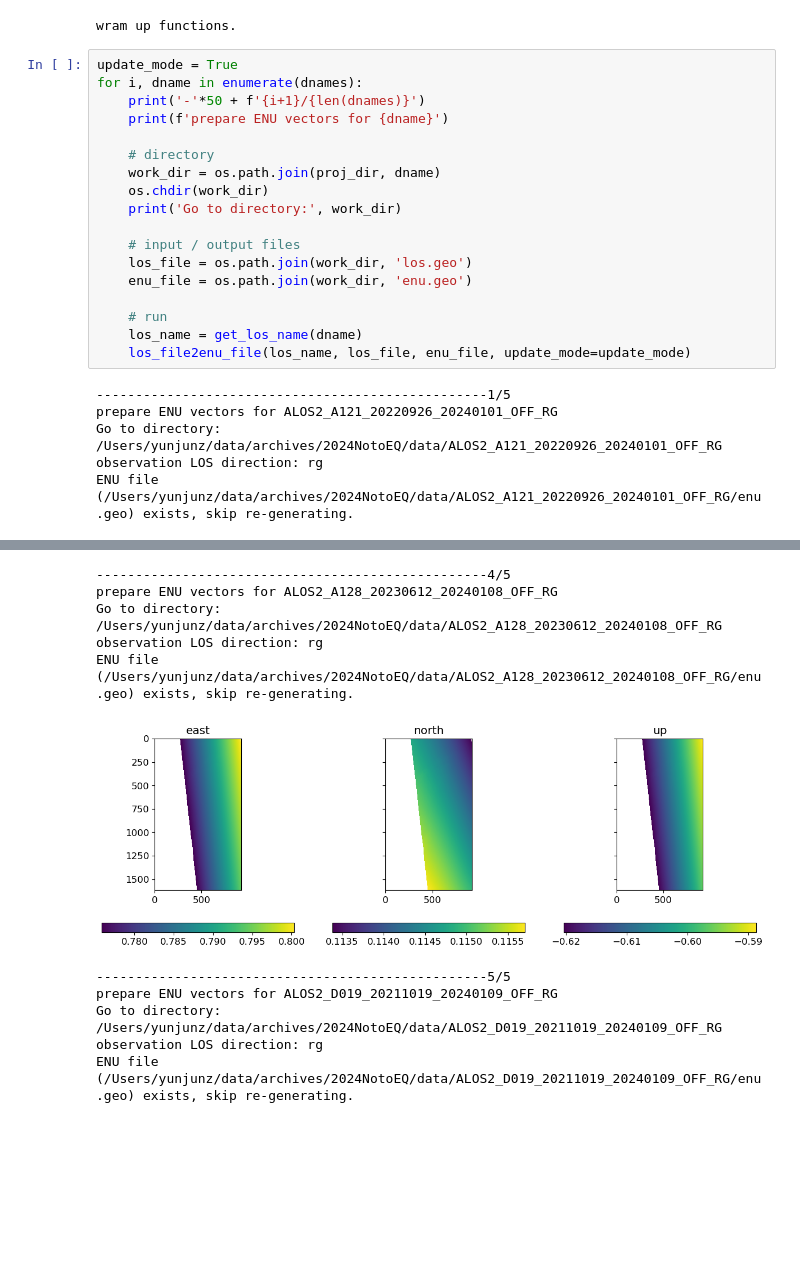
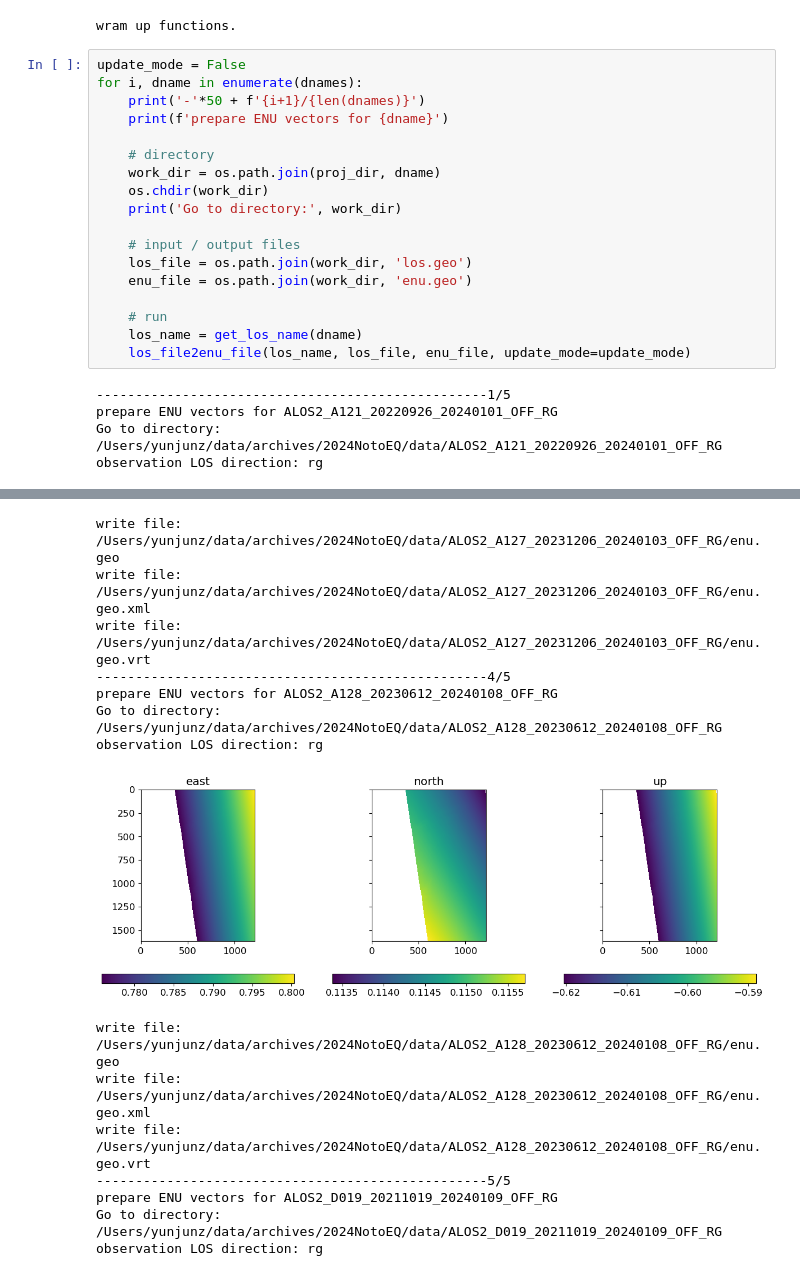
Before and after one commit to yunjunz/2024-Noto-EQ, a Jupyter notebook: los2enu.ipynb, the cells around one changed output, grey strips where cells are left out. Cells and saved outputs as stored; diff of their text form; blank space fills up the shorter version.

```diff
--- a/los2enu.ipynb
+++ b/los2enu.ipynb
@@ -88,7 +88,7 @@ print('wram up functions.')
 # %% [output]
 wram up functions.
 # %%
-update_mode = True
+update_mode = False
 for i, dname in enumerate(dnames):
     print('-'*50 + f'{i+1}/{len(dnames)}')
     print(f'prepare ENU vectors for {dname}')
@@ -110,4 +110,3 @@ for i, dname in enumerate(dnames):
 prepare ENU vectors for ALOS2_A121_20220926_20240101_OFF_RG
 Go to directory: /Users/yunjunz/data/archives/2024NotoEQ/data/ALOS2_A121_20220926_20240101_OFF_RG
 observation LOS direction: rg
-ENU file (/Users/yunjunz/data/archives/2024NotoEQ/data/ALOS2_A121_20220926_20240101_OFF_RG/enu.geo) exists, skip re-generating.
@@ -127,11 +130,15 @@ ENU file (/Users/yunjunz/data/archives/2024NotoEQ/data/ALOS2_A127_20231206_20240
+write file: /Users/yunjunz/data/archives/2024NotoEQ/data/ALOS2_A127_20231206_20240103_OFF_RG/enu.geo
+write file: /Users/yunjunz/data/archives/2024NotoEQ/data/ALOS2_A127_20231206_20240103_OFF_RG/enu.geo.xml
+write file: /Users/yunjunz/data/archives/2024NotoEQ/data/ALOS2_A127_20231206_20240103_OFF_RG/enu.geo.vrt
 --------------------------------------------------4/5
 prepare ENU vectors for ALOS2_A128_20230612_20240108_OFF_RG
 Go to directory: /Users/yunjunz/data/archives/2024NotoEQ/data/ALOS2_A128_20230612_20240108_OFF_RG
 observation LOS direction: rg
-ENU file (/Users/yunjunz/data/archives/2024NotoEQ/data/ALOS2_A128_20230612_20240108_OFF_RG/enu.geo) exists, skip re-generating.
-[figure, old version]
+[figure, new version]
+write file: /Users/yunjunz/data/archives/2024NotoEQ/data/ALOS2_A128_20230612_20240108_OFF_RG/enu.geo
+write file: /Users/yunjunz/data/archives/2024NotoEQ/data/ALOS2_A128_20230612_20240108_OFF_RG/enu.geo.xml
+write file: /Users/yunjunz/data/archives/2024NotoEQ/data/ALOS2_A128_20230612_20240108_OFF_RG/enu.geo.vrt
 --------------------------------------------------5/5
 prepare ENU vectors for ALOS2_D019_20211019_20240109_OFF_RG
 Go to directory: /Users/yunjunz/data/archives/2024NotoEQ/data/ALOS2_D019_20211019_20240109_OFF_RG
 observation LOS direction: rg
-ENU file (/Users/yunjunz/data/archives/2024NotoEQ/data/ALOS2_D019_20211019_20240109_OFF_RG/enu.geo) exists, skip re-generating.
```
Also changed, not shown: parts of 1 cell of this notebook.
